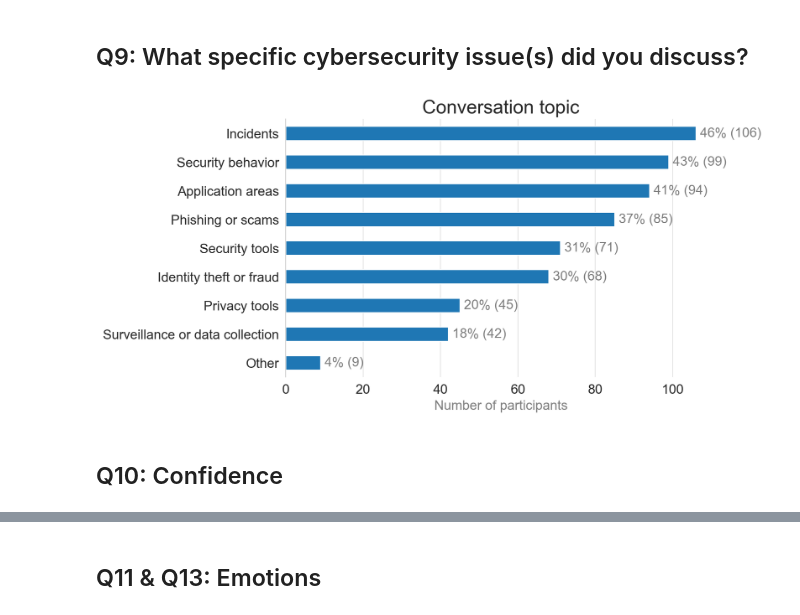
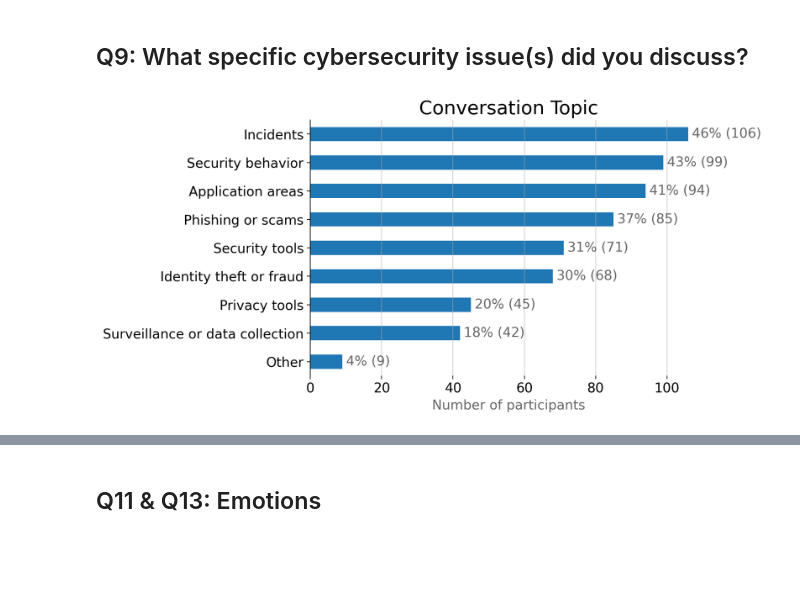
Before and after one commit to lroessert/cybersec-conv-analysis, a Jupyter notebook: source/analysis.ipynb, the cells around one changed output, grey strips where cells are left out. Saved outputs shown, nothing was run; the diff lists cells and outputs as text; code cells hidden in the pictures; blank space fills up the shorter version.

```diff
--- a/source/analysis.ipynb
+++ b/source/analysis.ipynb
@@ -342,34 +354,32 @@ def plot_topics(df_input, n_respondents, column, title):
     counts = df_input[column].value_counts().sort_values(ascending=True)
 
     percent = (counts / n_respondents) * 100
 
     # Plot
     fig, ax = plt.subplots(figsize=(10, 5), dpi=200)
     counts.plot(kind="barh", ax=ax)
 
     plt.rcParams.update({'font.size': 14})
 
     ax.set_title(title, fontsize=20)
     ax.set_xlabel("Number of participants", alpha=0.6)
     ax.set_ylabel("")
     ax.tick_params(axis='y', rotation=0)
     ax.grid(axis='x', alpha=0.6)
     ax.grid(axis='y', visible=False)
     for spine in ['top','right','bottom']:
         ax.spines[spine].set_visible(False)
 
     for i, (cat, count) in enumerate(counts.items()):
         pct = percent.loc[cat]
         ax.text(count + max(counts)*0.01, i, f"{pct:.0f}% ({count})",
                 ha="left", va="center", alpha=0.6)
 
     plt.tight_layout()
     plt.show()
 
 df_preprocessed, n_respondents = preprocess_topics(df_with_second_conv[["Q9"]], "Q9")
 
-plot_topics(df_preprocessed, n_respondents, "Q9", "Conversation topic")
+plot_topics(df_preprocessed, n_respondents, "Q9", "Conversation Topic")
 # %% [output]
-[figure, old version]
+[figure, new version]
-# %% [markdown]
-## Q10: Confidence
```
Also changed, not shown: parts of 10 cells of this notebook, 2 other files.
